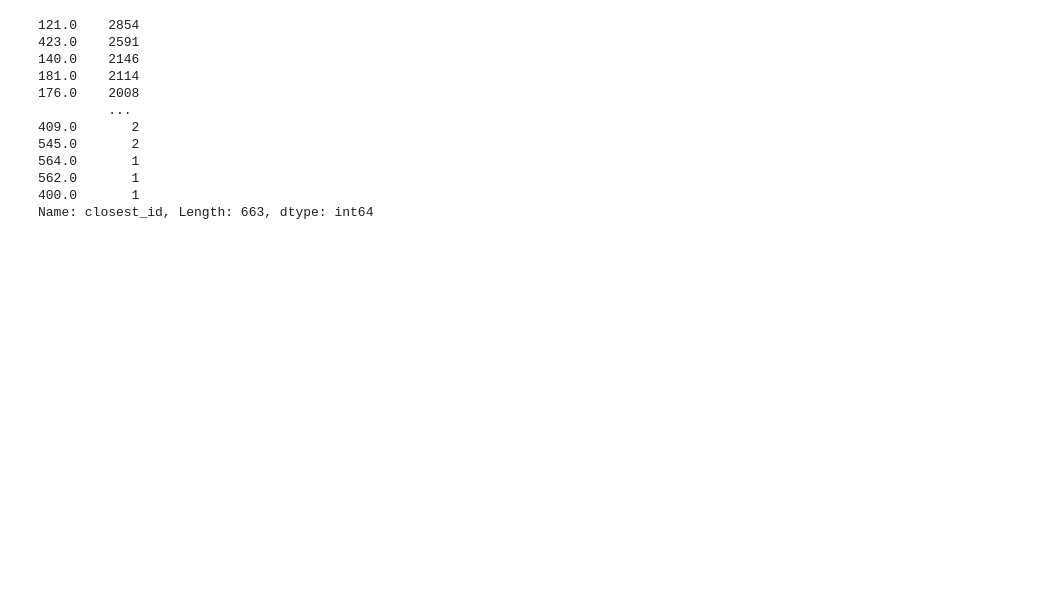
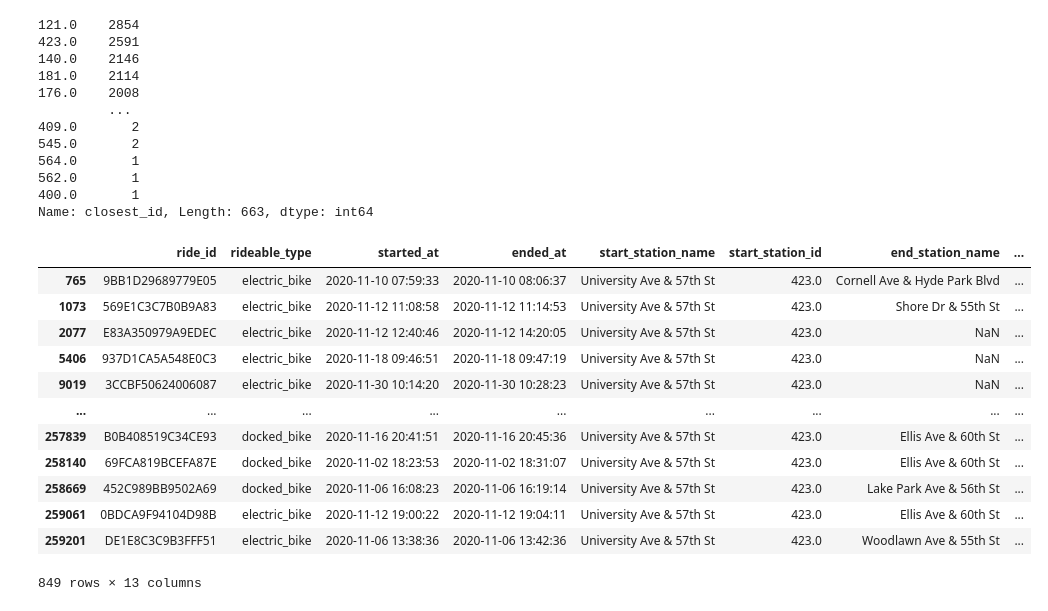
Before and after one commit to nick-kopy/Modeling-Electric-Rental-Bike-Lock-Ups, a Jupyter notebook: cap2.ipynb, the cells around one changed output. Cells and saved outputs as stored; diff of their text form; code cells hidden in the pictures; blank space fills up the shorter version.

```diff
--- a/cap2.ipynb
+++ b/cap2.ipynb
@@ -1514,3 +1594,21 @@ ch1.closest_id.value_counts()
 562.0       1
 400.0       1
 Name: closest_id, Length: 663, dtype: int64
+# %%
+asdf = pd.read_csv('data/CH/202011-divvy-tripdata.csv')
+
+asdf[asdf['start_station_id'] == 423]
+# %% [output]
+|  | ride_id | rideable_type | started_at | ended_at | start_station_name | start_station_id | end_station_name | ... |
+| 765 | 9BB1D29689779E05 | electric_bike | 2020-11-10 07:59:33 | 2020-11-10 08:06:37 | University Ave & 57th St | 423.0 | Cornell Ave & Hyde Park Blvd | ... |
+| 1073 | 569E1C3C7B0B9A83 | electric_bike | 2020-11-12 11:08:58 | 2020-11-12 11:14:53 | University Ave & 57th St | 423.0 | Shore Dr & 55th St | ... |
+| 2077 | E83A350979A9EDEC | electric_bike | 2020-11-12 12:40:46 | 2020-11-12 14:20:05 | University Ave & 57th St | 423.0 | NaN | ... |
+| 5406 | 937D1CA5A548E0C3 | electric_bike | 2020-11-18 09:46:51 | 2020-11-18 09:47:19 | University Ave & 57th St | 423.0 | NaN | ... |
+| 9019 | 3CCBF50624006087 | electric_bike | 2020-11-30 10:14:20 | 2020-11-30 10:28:23 | University Ave & 57th St | 423.0 | NaN | ... |
+| ... | ... | ... | ... | ... | ... | ... | ... | ... |
+| 257839 | B0B408519C34CE93 | docked_bike | 2020-11-16 20:41:51 | 2020-11-16 20:45:36 | University Ave & 57th St | 423.0 | Ellis Ave & 60th St | ... |
+| 258140 | 69FCA819BCEFA87E | docked_bike | 2020-11-02 18:23:53 | 2020-11-02 18:31:07 | University Ave & 57th St | 423.0 | Ellis Ave & 60th St | ... |
+| 258669 | 452C989BB9502A69 | docked_bike | 2020-11-06 16:08:23 | 2020-11-06 16:19:14 | University Ave & 57th St | 423.0 | Lake Park Ave & 56th St | ... |
+| 259061 | 0BDCA9F94104D98B | electric_bike | 2020-11-12 19:00:22 | 2020-11-12 19:04:11 | University Ave & 57th St | 423.0 | Ellis Ave & 60th St | ... |
+| 259201 | DE1E8C3C9B3FFF51 | electric_bike | 2020-11-06 13:38:36 | 2020-11-06 13:42:36 | University Ave & 57th St | 423.0 | Woodlawn Ave & 55th St | ... |
+849 rows × 13 columns
```
Also changed, not shown: parts of 8 cells of this notebook, 2 other files.
